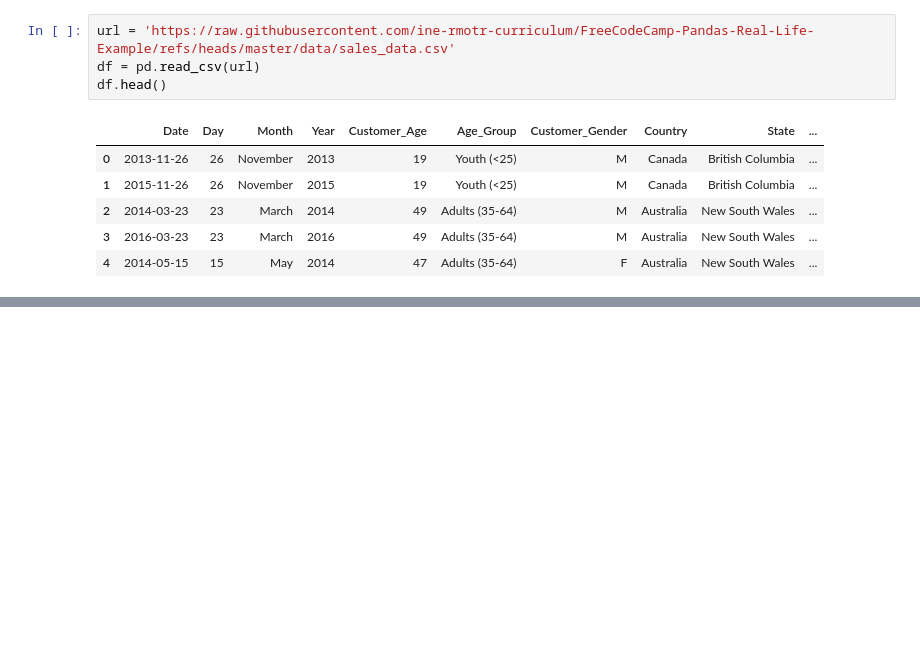
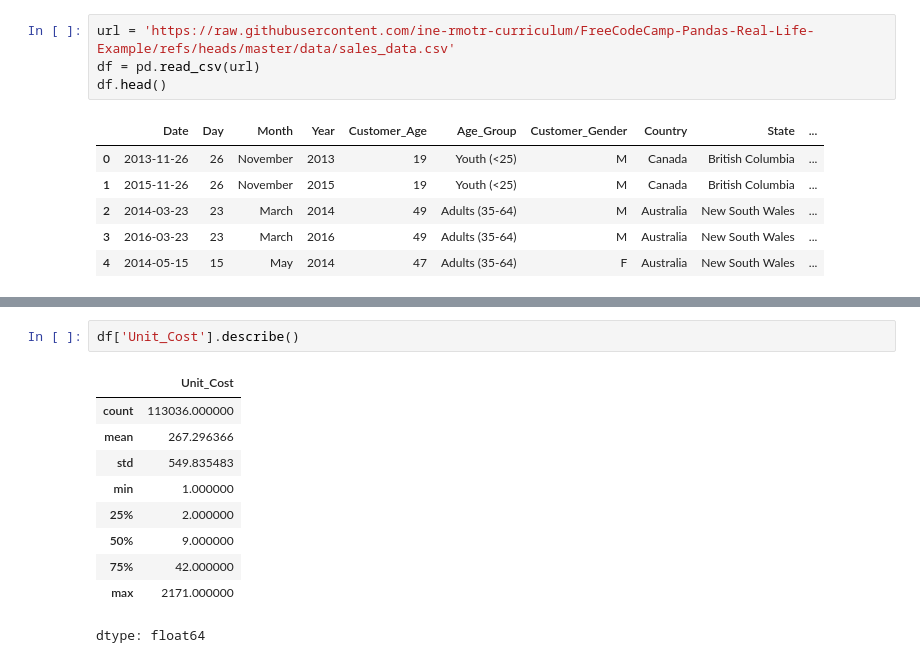
Before and after one commit to ab-hi08/Ice-Cream, a Jupyter notebook: notebooks/colab-github-demo.ipynb, the cells around one changed output, grey strips where cells are left out. Saved outputs shown, nothing was run; the diff lists cells and outputs as text; blank space fills up the shorter version.

```diff
--- a/notebooks/colab-github-demo.ipynb
+++ b/notebooks/colab-github-demo.ipynb
@@ -82,0 +115,13 @@ df.head()
+# %%
+df['Unit_Cost'].describe()
+# %% [output]
+|  | Unit_Cost |
+| count | 113036.000000 |
+| mean | 267.296366 |
+| std | 549.835483 |
+| min | 1.000000 |
+| 25% | 2.000000 |
+| 50% | 9.000000 |
+| 75% | 42.000000 |
+| max | 2171.000000 |
+dtype: float64
```
Also changed, not shown: parts of 8 cells of this notebook.
